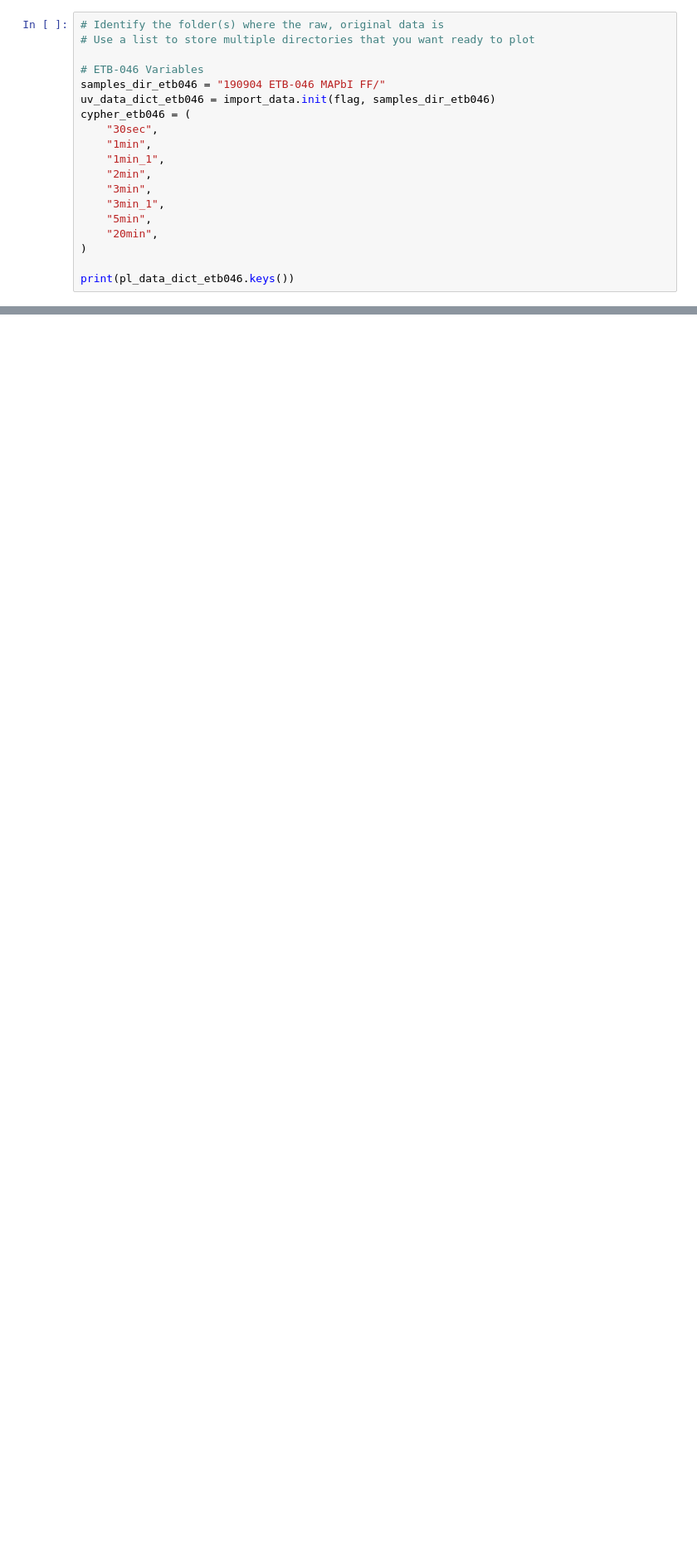
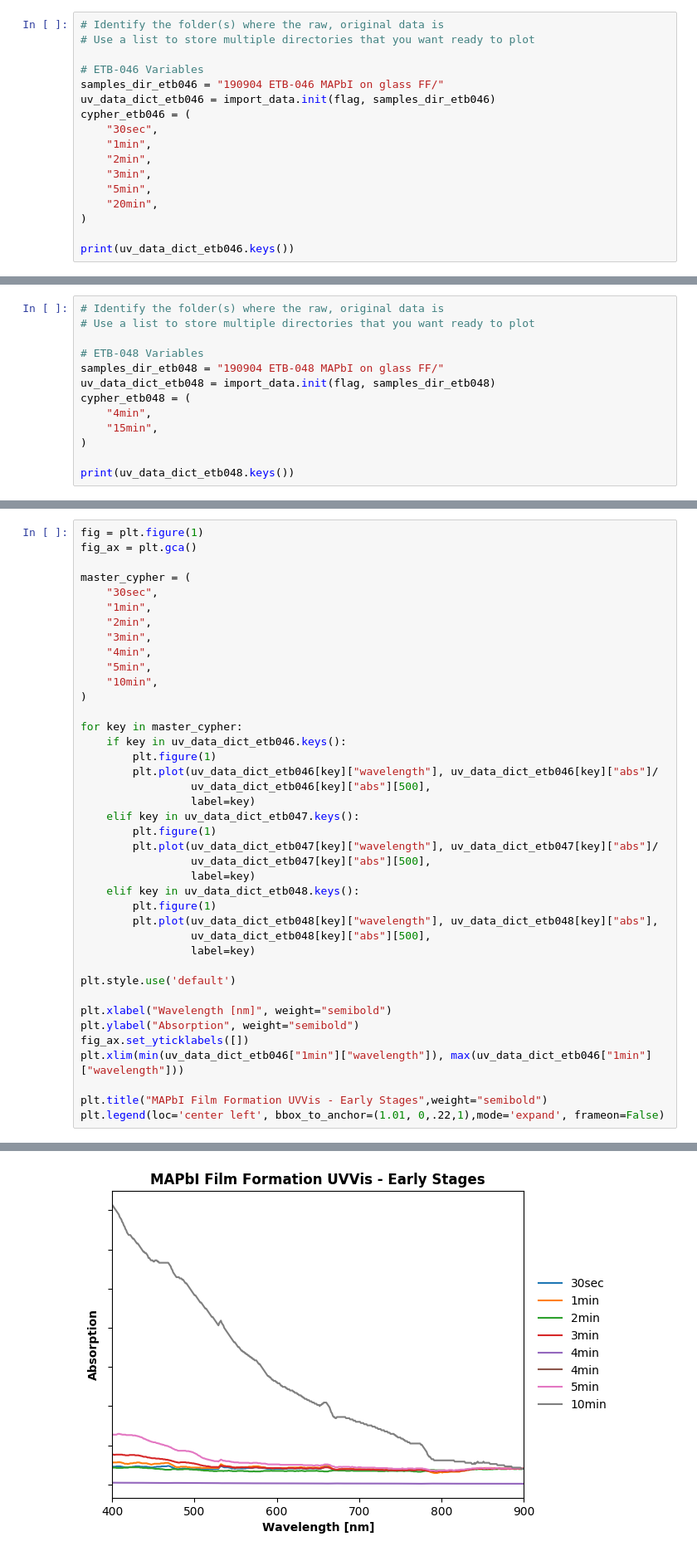
Before and after one commit to tomasbar/sciencetools_py, a Jupyter notebook: plotUVVIS.ipynb, the cells around one changed output, grey strips where cells are left out. Shown: that part at 83% size. Drawn from its saved outputs; the diff is of its cells as text; blank space fills up the shorter version.

Commit message:
All techniques working, ready to merge

```diff
--- a/plotUVVIS.ipynb
+++ b/plotUVVIS.ipynb
@@ -21,17 +23,15 @@ importlib.reload(import_data)
 # Use a list to store multiple directories that you want ready to plot
 
 # ETB-046 Variables
-samples_dir_etb046 = "190904 ETB-046 MAPbI FF/"
+samples_dir_etb046 = "190904 ETB-046 MAPbI on glass FF/"
 uv_data_dict_etb046 = import_data.init(flag, samples_dir_etb046)
 cypher_etb046 = (
     "30sec",
     "1min",
-    "1min_1",
     "2min",
     "3min",
-    "3min_1",
     "5min",
     "20min",
 )
 
-print(pl_data_dict_etb046.keys())
+print(uv_data_dict_etb046.keys())
@@ -37,0 +61,13 @@ print(pl_data_dict_etb046.keys())
+# %%
+# Identify the folder(s) where the raw, original data is
+# Use a list to store multiple directories that you want ready to plot
+
+# ETB-048 Variables
+samples_dir_etb048 = "190904 ETB-048 MAPbI on glass FF/"
+uv_data_dict_etb048 = import_data.init(flag, samples_dir_etb048)
+cypher_etb048 = (
+    "4min",
+    "15min",
+)
+
+print(uv_data_dict_etb048.keys())
@@ -37,0 +77,41 @@ print(pl_data_dict_etb046.keys())
+# %%
+fig = plt.figure(1)
+fig_ax = plt.gca()
+
+master_cypher = (
+    "30sec",
+    "1min",
+    "2min",
+    "3min",
+    "4min",
+    "5min",
+    "10min",
+)
+
+for key in master_cypher:
+    if key in uv_data_dict_etb046.keys():
+        plt.figure(1)
+        plt.plot(uv_data_dict_etb046[key]["wavelength"], uv_data_dict_etb046[key]["abs"]/
+                 uv_data_dict_etb046[key]["abs"][500],
+                 label=key)
+    elif key in uv_data_dict_etb047.keys():
+        plt.figure(1)
+        plt.plot(uv_data_dict_etb047[key]["wavelength"], uv_data_dict_etb047[key]["abs"]/
+                 uv_data_dict_etb047[key]["abs"][500],
+                 label=key)
+    elif key in uv_data_dict_etb048.keys():
+        plt.figure(1)
+        plt.plot(uv_data_dict_etb048[key]["wavelength"], uv_data_dict_etb048[key]["abs"],
+                 uv_data_dict_etb048[key]["abs"][500],
+                 label=key)
+
+plt.style.use('default')
+
+plt.xlabel("Wavelength [nm]", weight="semibold")
+plt.ylabel("Absorption", weight="semibold")
+fig_ax.set_yticklabels([])
+plt.xlim(min(uv_data_dict_etb046["1min"]["wavelength"]), max(uv_data_dict_etb046["1min"]["wavelength"]))
+
+plt.title("MAPbI Film Formation UVVis - Early Stages",weight="semibold")
+plt.legend(loc='center left', bbox_to_anchor=(1.01, 0,.22,1),mode='expand', frameon=False)
+# %% [output]
@@ -37,0 +119 @@ print(pl_data_dict_etb046.keys())
+[figure, added]
```
Also changed, not shown: parts of 6 cells of this notebook, 1 other file.
